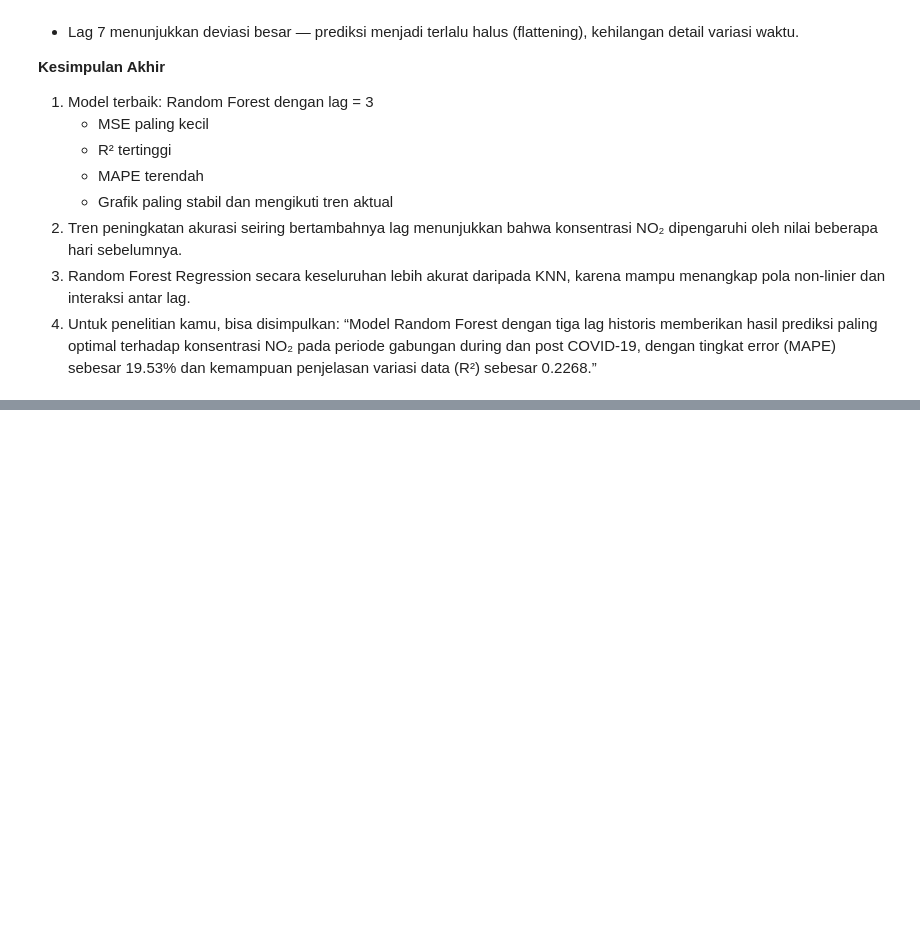
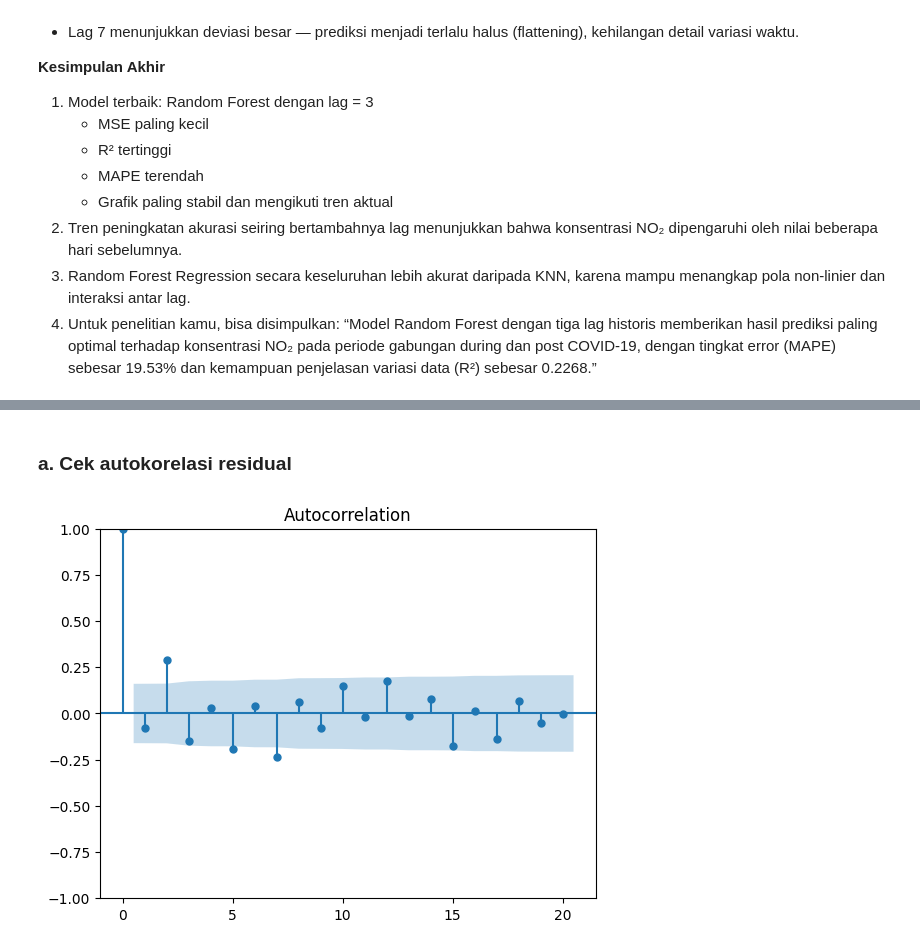
Before and after one commit to Triayunitak/PSD, a Jupyter notebook: tugas1-proyek-datasains/_build/jupyter_execute/tugas_NO2.ipynb, the cells around one changed output, grey strips where cells are left out. Drawn from its saved outputs; the diff is of its cells as text; code cells hidden in the pictures; blank space fills up the shorter version.

```diff
--- a/tugas1-proyek-datasains/_build/jupyter_execute/tugas_NO2.ipynb
+++ b/tugas1-proyek-datasains/_build/jupyter_execute/tugas_NO2.ipynb
@@ -622,0 +737,10 @@ print(df_results)
+# %% [markdown]
+### **a. Cek autokorelasi residual**
+# %%
+import statsmodels.api as sm
+
+residuals = y_test - y_pred
+sm.graphics.tsa.plot_acf(residuals, lags=20)
+plt.show()
+# %% [output]
+[figure, added]
```
Also changed, not shown: parts of 12 cells of this notebook, 8 other files.
